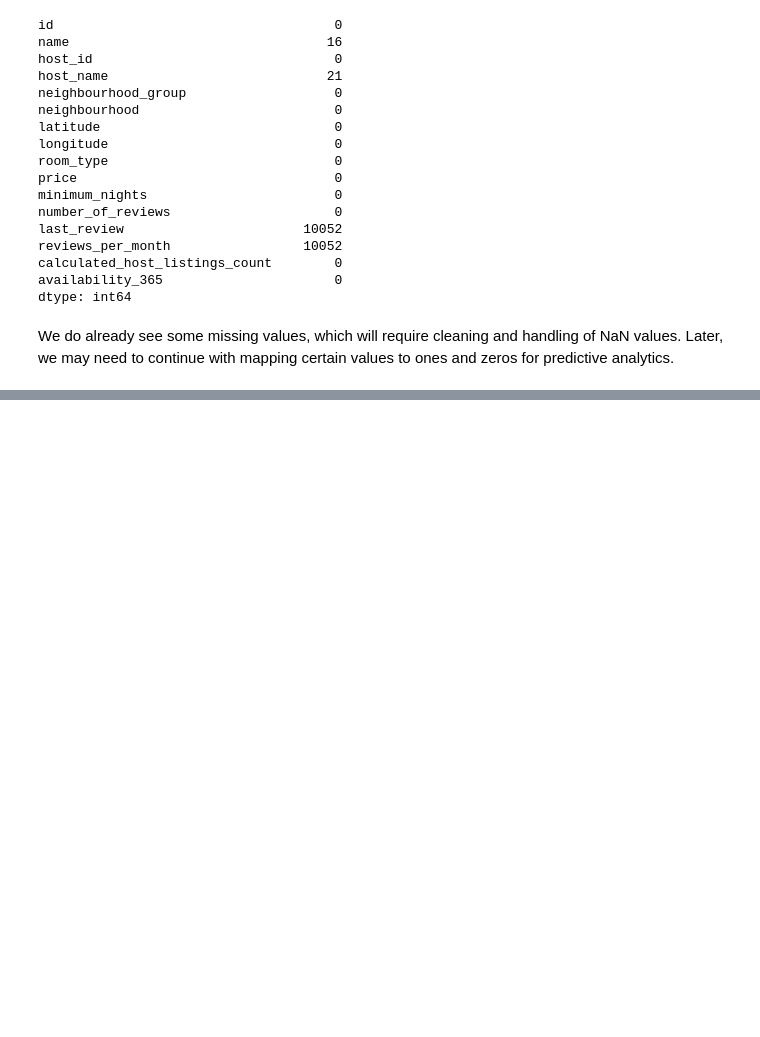
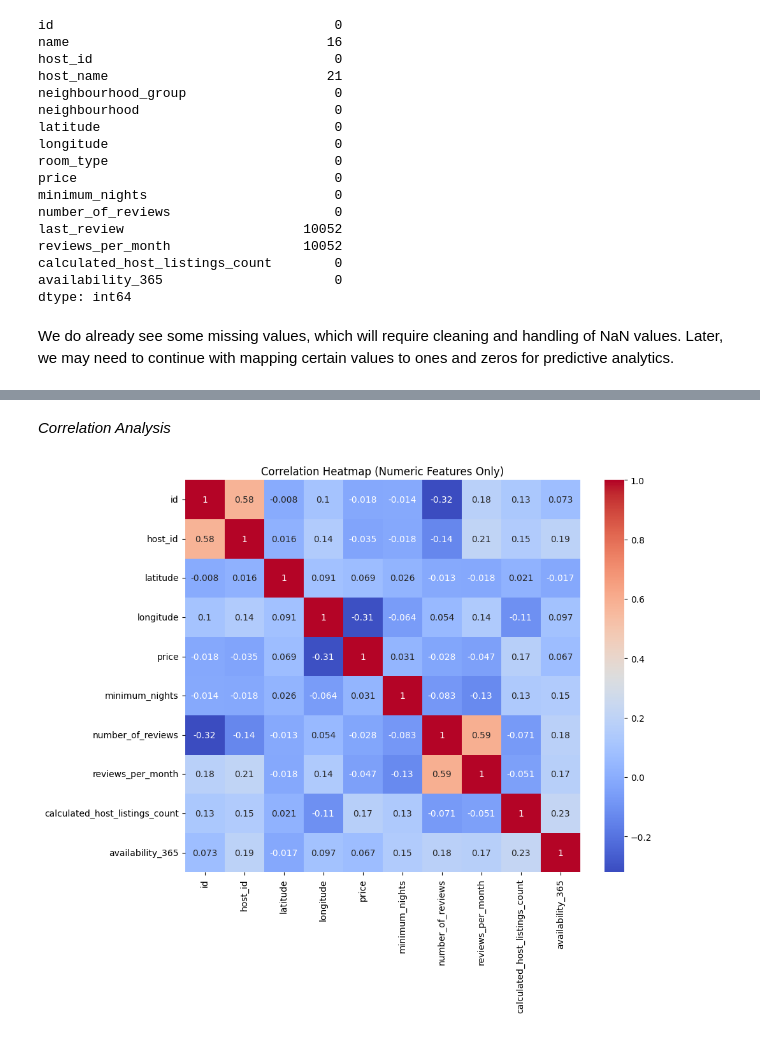
Before and after one commit to ulkar04/airbnb, a Jupyter notebook: airbnb.ipynb, the cells around one changed output, grey strips where cells are left out. Cells and saved outputs as stored; diff of their text form; code cells hidden in the pictures; blank space fills up the shorter version.

```diff
--- a/airbnb.ipynb
+++ b/airbnb.ipynb
@@ -83,0 +170,9 @@ airbnb_data.describe()
+# %%
+# Step 1: Calculate Q1, Q3, and IQR for 'price'
+Q1 = airbnb_data['price'].quantile(0.25)
+Q3 = airbnb_data['price'].quantile(0.75)
+IQR = Q3 - Q1
+
+print("Q1:", Q1)
+print("Q3:", Q3)
+print("IQR:", IQR)
@@ -83,0 +463,13 @@ airbnb_data.describe()
+# %% [markdown]
+*Correlation Analysis*
+# %%
+# Select only numeric columns
+numeric_df = airbnb_data.select_dtypes(include=['int64', 'float64'])
+
+# Plot correlation heatmap
+plt.figure(figsize=(10,8))
+sns.heatmap(numeric_df.corr(), annot=True, cmap='coolwarm')
+plt.title("Correlation Heatmap (Numeric Features Only)")
+plt.show()
+# %% [output]
+[figure, added]
```
Also changed, not shown: parts of 40 cells of this notebook.
